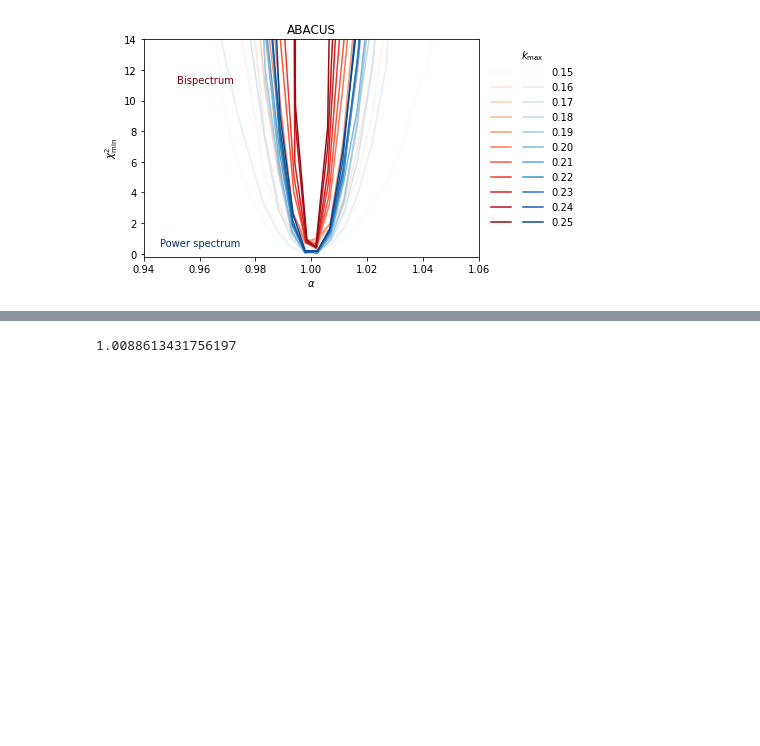
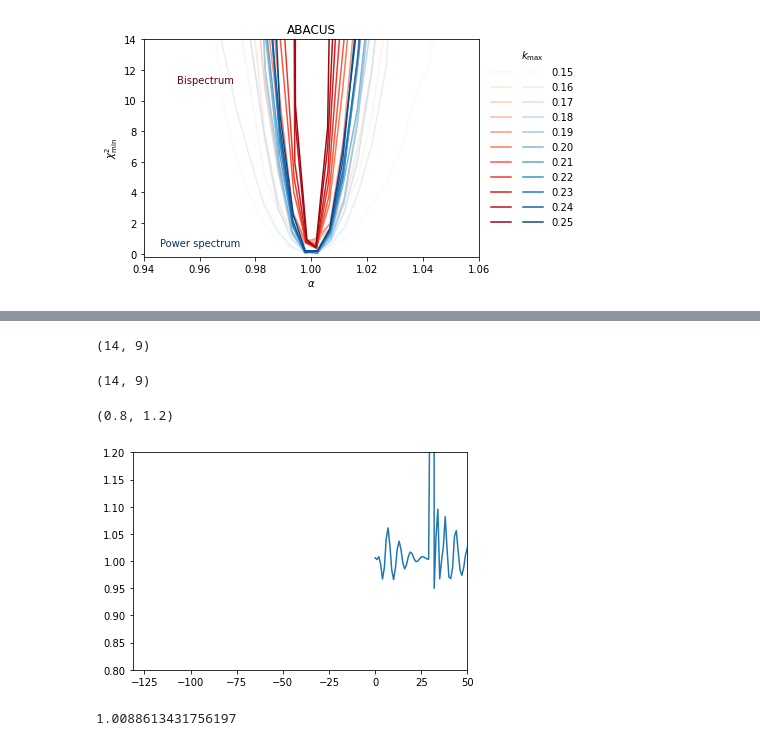
Before and after one commit to mehdirezaie/bispectrum, a Jupyter notebook: bao.ipynb, the cells around one changed output, grey strips where cells are left out. Cells and saved outputs as stored; diff of their text form; code cells hidden in the pictures; blank space fills up the shorter version.

```diff
--- a/bao.ipynb
+++ b/bao.ipynb
@@ -115,3 +172,18 @@ src.plots.plot_chi2(chi2s['abacus_bk'], chi2s['abacus_pk'], title='ABACUS')
+# %%
+d(2, 3)
+# %% [output]
+(14, 9)
+# %%
+a(2), b(3)
+# %% [output]
+(14, 9)
+# %%
+plt.plot(c.mean(axis=0))
+plt.xlim(xmax=50)
+plt.ylim(0.8, 1.2)
+# %% [output]
+(0.8, 1.2)
+[figure, added]
 # %%
 def gelman_rubin(chain):
     # chain: #steps, #chain
```
Also changed, not shown: parts of 7 cells of this notebook, 4 other files.
